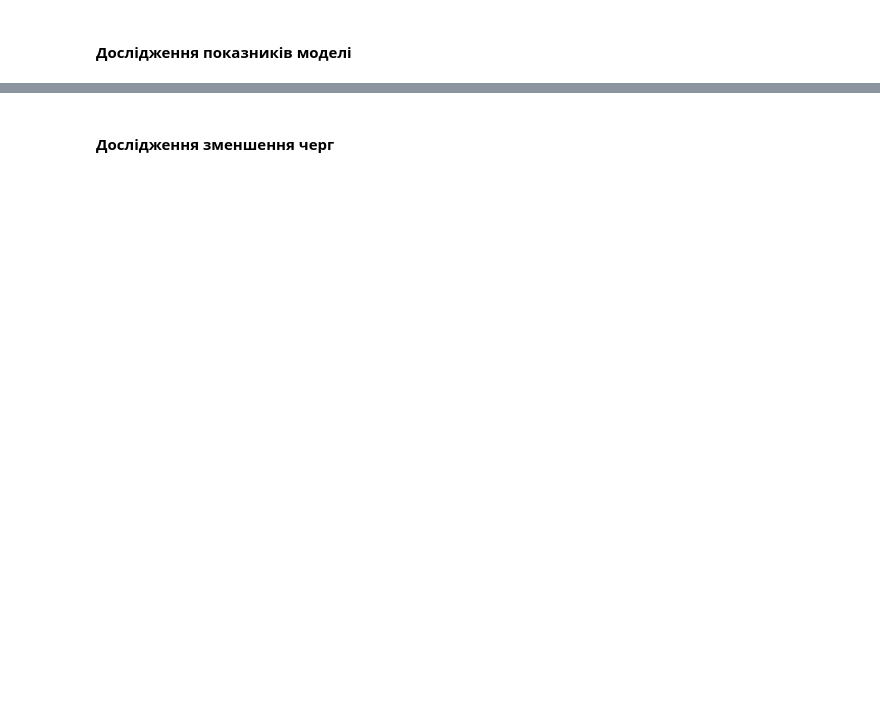
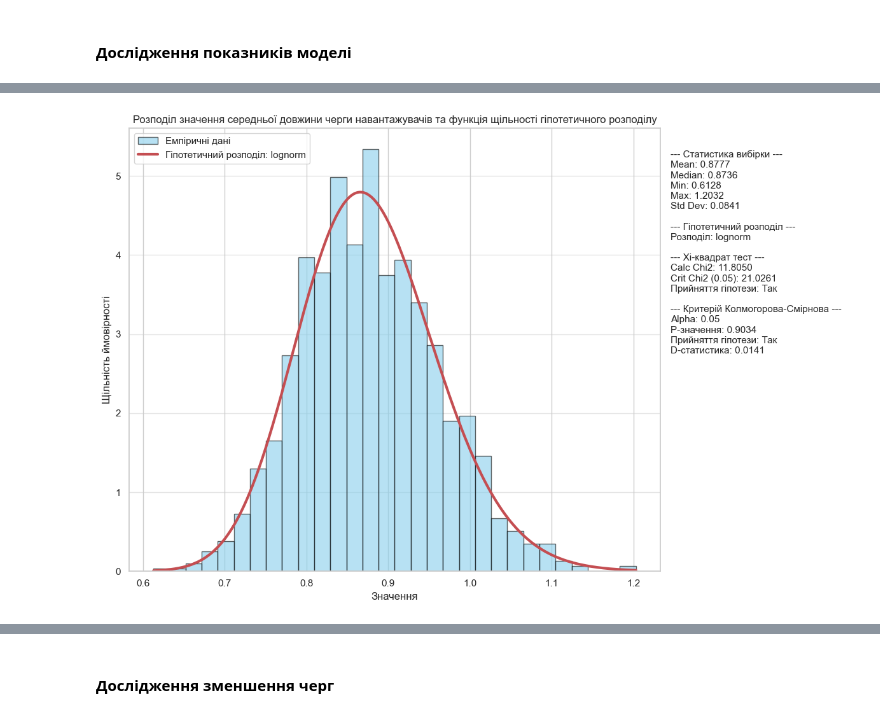
Before and after one commit to IP-14Nezdolii/SM_25, a Jupyter notebook: cursova/results.ipynb, the cells around one changed output, grey strips where cells are left out. Cells and saved outputs as stored; diff of their text form; code cells hidden in the pictures; blank space fills up the shorter version.

```diff
--- a/cursova/results.ipynb
+++ b/cursova/results.ipynb
@@ -323,0 +357,11 @@ plt.show()
+# %%
+#'norm', 'uniform', 'expon', 'gamma', 'lognorm'
+
+data = result['mean_loader_q_size'].values
+analyse_data(
+    'Розподіл значення середньої довжини черги навантажувачів та функція щільності гіпотетичного розподілу',
+    data,
+    'lognorm'
+)
+# %% [output]
+[figure, added]
```
Also changed, not shown: parts of 27 cells of this notebook, 12 other files.
